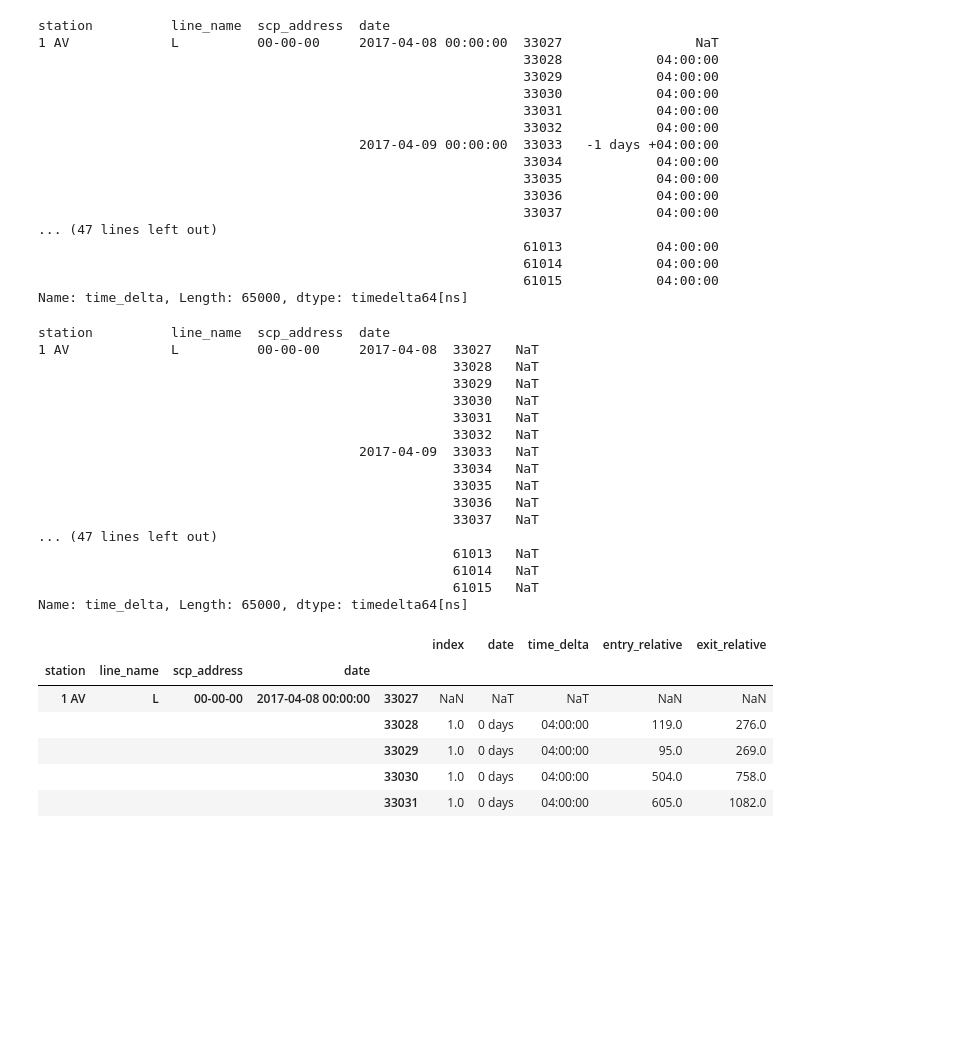
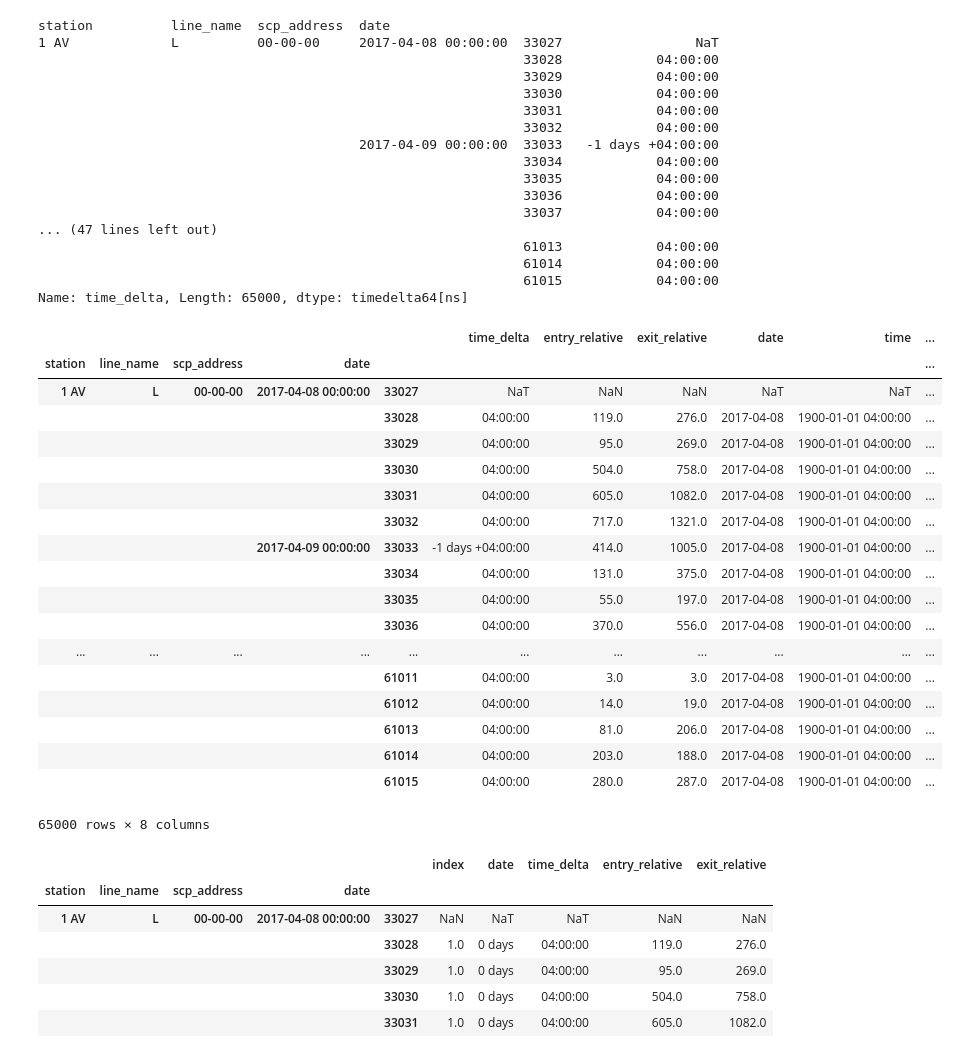
Before and after one commit to jeremyrchow/metis_proj_1, a Jupyter notebook: processed_data/DifferencesNotebook.ipynb, the cells around one changed output. Saved outputs shown, nothing was run; the diff lists cells and outputs as text; code cells hidden in the pictures; blank space fills up the shorter version.

Commit message:
merged delta values but wrong indices

```diff
--- a/processed_data/DifferencesNotebook.ipynb
+++ b/processed_data/DifferencesNotebook.ipynb
@@ -130,23 +119,32 @@ df_sample_with_deltas['time_delta'] = df_differences['time_delta']
-# %%
-df_sample_with_deltas['time_delta']
-# %% [output]
-station          line_name  scp_address  date
-1 AV             L          00-00-00     2017-04-08  33027   NaT
-                                                     33028   NaT
-                                                     33029   NaT
-                                                     33030   NaT
-                                                     33031   NaT
-                                                     33032   NaT
-                                         2017-04-09  33033   NaT
-                                                     33034   NaT
-                                                     33035   NaT
-                                                     33036   NaT
-                                                     33037   NaT
-... (47 lines left out)
-                                                     61013   NaT
-                                                     61014   NaT
-                                                     61015   NaT
-Name: time_delta, Length: 65000, dtype: timedelta64[ns]
+# %%
+df_sample_with_deltas  = df_differences.join(df_sample.set_index('index'), on='index', how='left', lsuffix='_left', rsuffix='_right')
+df_sample_with_deltas.reset_index()
+#df_sample_with_deltas['entry_relative'] = df_differences.iloc[:,3]
+# = df_differences.iloc[:,2]
+df_sample_with_deltas.drop(columns = ['date_left','index','time_delta_right'],inplace=True)
+# %%
+df_sample_with_deltas = df_sample_with_deltas.rename(index = str, columns = {'time_delta_left' : 'time_delta','date_right':'date'})
+df_sample_with_deltas
+# %% [output]
+|  |  |  |  |  | time_delta | entry_relative | exit_relative | date | time | ... |
+| station | line_name | scp_address | date |  |  |  |  |  |  | ... |
+| 1 AV | L | 00-00-00 | 2017-04-08 00:00:00 | 33027 | NaT | NaN | NaN | NaT | NaT | ... |
+|  |  |  |  | 33028 | 04:00:00 | 119.0 | 276.0 | 2017-04-08 | 1900-01-01 04:00:00 | ... |
+|  |  |  |  | 33029 | 04:00:00 | 95.0 | 269.0 | 2017-04-08 | 1900-01-01 04:00:00 | ... |
+|  |  |  |  | 33030 | 04:00:00 | 504.0 | 758.0 | 2017-04-08 | 1900-01-01 04:00:00 | ... |
+|  |  |  |  | 33031 | 04:00:00 | 605.0 | 1082.0 | 2017-04-08 | 1900-01-01 04:00:00 | ... |
+|  |  |  |  | 33032 | 04:00:00 | 717.0 | 1321.0 | 2017-04-08 | 1900-01-01 04:00:00 | ... |
+|  |  |  | 2017-04-09 00:00:00 | 33033 | -1 days +04:00:00 | 414.0 | 1005.0 | 2017-04-08 | 1900-01-01 04:00:00 | ... |
+|  |  |  |  | 33034 | 04:00:00 | 131.0 | 375.0 | 2017-04-08 | 1900-01-01 04:00:00 | ... |
+|  |  |  |  | 33035 | 04:00:00 | 55.0 | 197.0 | 2017-04-08 | 1900-01-01 04:00:00 | ... |
+|  |  |  |  | 33036 | 04:00:00 | 370.0 | 556.0 | 2017-04-08 | 1900-01-01 04:00:00 | ... |
+| ... | ... | ... | ... | ... | ... | ... | ... | ... | ... | ... |
+|  |  |  |  | 61011 | 04:00:00 | 3.0 | 3.0 | 2017-04-08 | 1900-01-01 04:00:00 | ... |
+|  |  |  |  | 61012 | 04:00:00 | 14.0 | 19.0 | 2017-04-08 | 1900-01-01 04:00:00 | ... |
+|  |  |  |  | 61013 | 04:00:00 | 81.0 | 206.0 | 2017-04-08 | 1900-01-01 04:00:00 | ... |
+|  |  |  |  | 61014 | 04:00:00 | 203.0 | 188.0 | 2017-04-08 | 1900-01-01 04:00:00 | ... |
+|  |  |  |  | 61015 | 04:00:00 | 280.0 | 287.0 | 2017-04-08 | 1900-01-01 04:00:00 | ... |
+65000 rows × 8 columns
 # %%
 df_differences.head()
 # %% [output]
```
Also changed, not shown: parts of 9 cells of this notebook.
